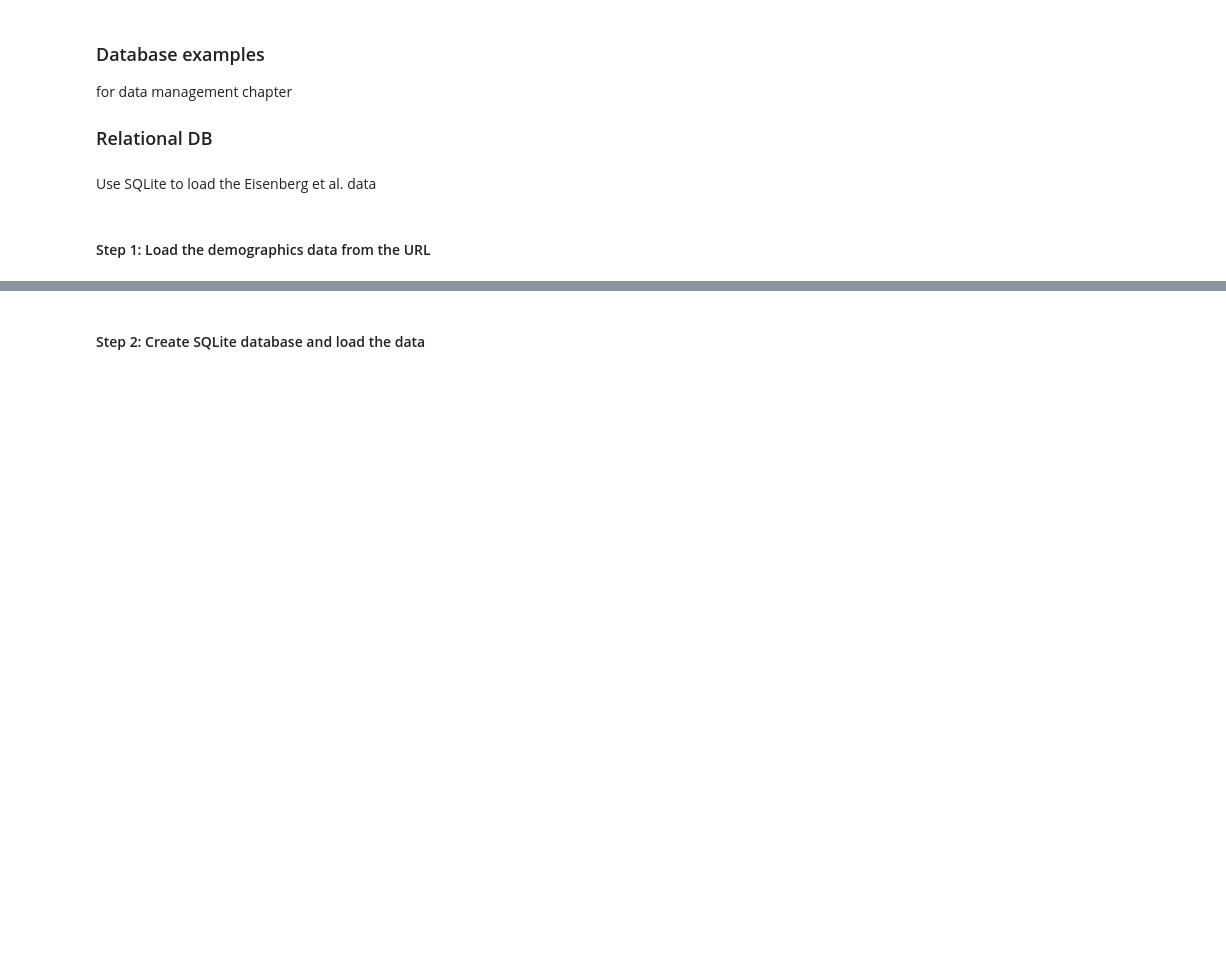
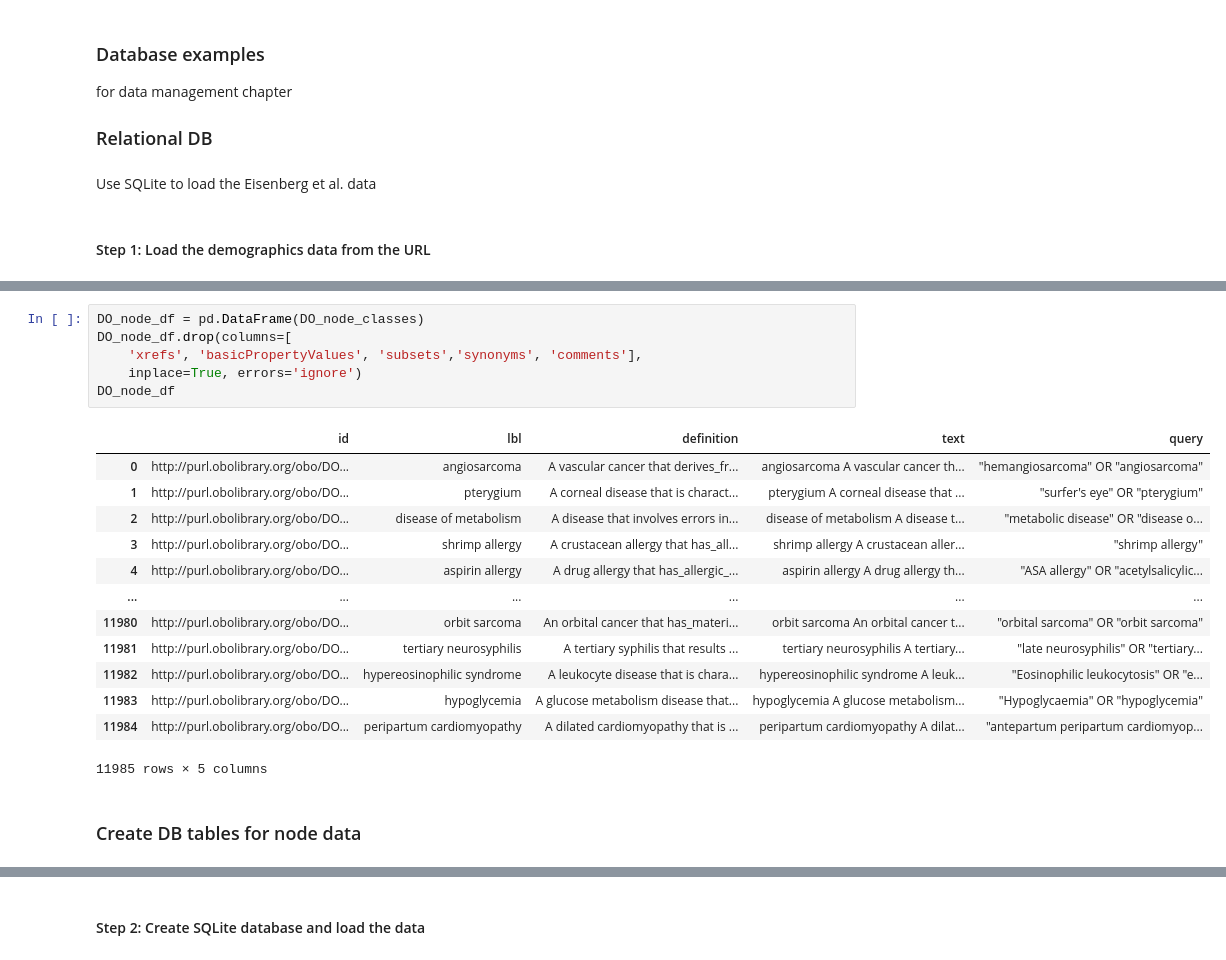
Before and after one commit to poldrack/BetterCodeBetterScience, a Jupyter notebook: src/BetterCodeBetterScience/database_examples.ipynb, the cells around one changed output, grey strips where cells are left out. Drawn from its saved outputs; the diff is of its cells as text; blank space fills up the shorter version.

```diff
--- a/src/BetterCodeBetterScience/database_examples.ipynb
+++ b/src/BetterCodeBetterScience/database_examples.ipynb
@@ -45,0 +109,22 @@ Dataset shape: (522, 33)
+# %%
+DO_node_df = pd.DataFrame(DO_node_classes)
+DO_node_df.drop(columns=[
+    'xrefs', 'basicPropertyValues', 'subsets','synonyms', 'comments'],
+    inplace=True, errors='ignore')
+DO_node_df
+# %% [output]
+|  | id | lbl | definition | text | query |
+| 0 | http://purl.obolibrary.org/obo/DO... | angiosarcoma | A vascular cancer that derives_fr... | angiosarcoma A vascular cancer th... | "hemangiosarcoma" OR "angiosarcoma" |
+| 1 | http://purl.obolibrary.org/obo/DO... | pterygium | A corneal disease that is charact... | pterygium A corneal disease that ... | "surfer's eye" OR "pterygium" |
+| 2 | http://purl.obolibrary.org/obo/DO... | disease of metabolism | A disease that involves errors in... | disease of metabolism A disease t... | "metabolic disease" OR "disease o... |
+| 3 | http://purl.obolibrary.org/obo/DO... | shrimp allergy | A crustacean allergy that has_all... | shrimp allergy A crustacean aller... | "shrimp allergy" |
+| 4 | http://purl.obolibrary.org/obo/DO... | aspirin allergy | A drug allergy that has_allergic_... | aspirin allergy A drug allergy th... | "ASA allergy" OR "acetylsalicylic... |
+| ... | ... | ... | ... | ... | ... |
+| 11980 | http://purl.obolibrary.org/obo/DO... | orbit sarcoma | An orbital cancer that has_materi... | orbit sarcoma An orbital cancer t... | "orbital sarcoma" OR "orbit sarcoma" |
+| 11981 | http://purl.obolibrary.org/obo/DO... | tertiary neurosyphilis | A tertiary syphilis that results ... | tertiary neurosyphilis A tertiary... | "late neurosyphilis" OR "tertiary... |
+| 11982 | http://purl.obolibrary.org/obo/DO... | hypereosinophilic syndrome | A leukocyte disease that is chara... | hypereosinophilic syndrome A leuk... | "Eosinophilic leukocytosis" OR "e... |
+| 11983 | http://purl.obolibrary.org/obo/DO... | hypoglycemia | A glucose metabolism disease that... | hypoglycemia A glucose metabolism... | "Hypoglycaemia" OR "hypoglycemia" |
+| 11984 | http://purl.obolibrary.org/obo/DO... | peripartum cardiomyopathy | A dilated cardiomyopathy that is ... | peripartum cardiomyopathy A dilat... | "antepartum peripartum cardiomyop... |
+11985 rows × 5 columns
+# %% [markdown]
+### Create DB tables for node data
```
Also changed, not shown: parts of 48 cells of this notebook.
